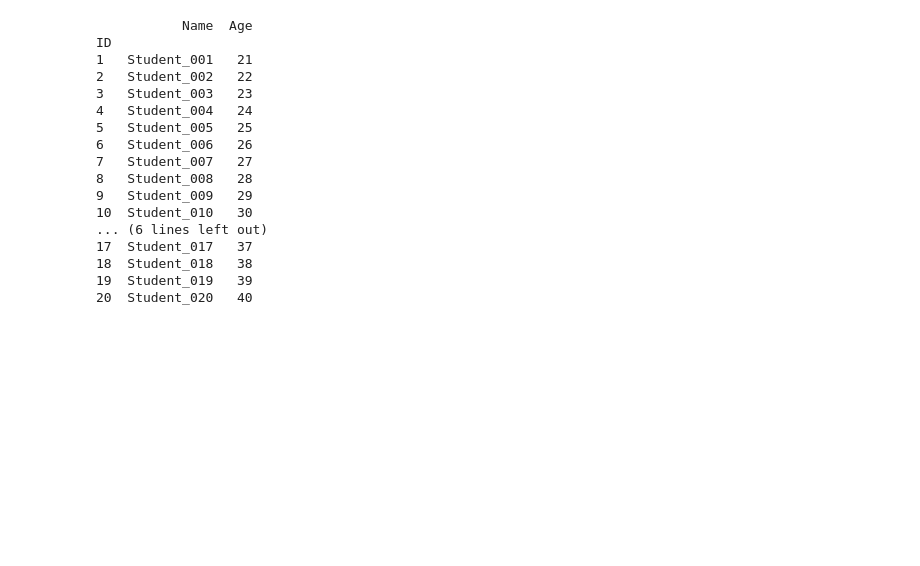
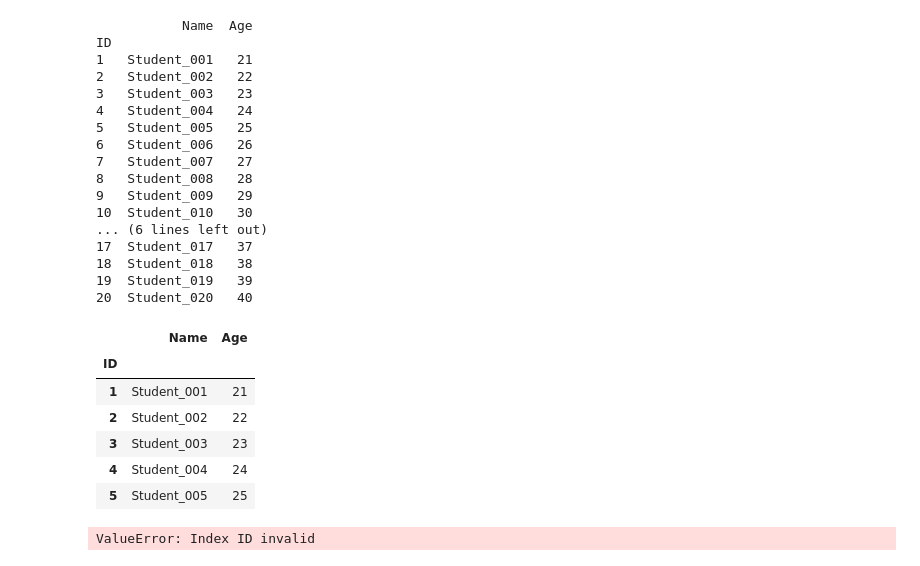
Before and after one commit to xiaoqie007/pydata_z, a Jupyter notebook: pandas_VS_excel/022读取CSV、TSV、TXT文件中的数据.ipynb, the cells around one changed output. Drawn from its saved outputs; the diff is of its cells as text; code cells hidden in the pictures; blank space fills up the shorter version.

```diff
--- a/pandas_VS_excel/022读取CSV、TSV、TXT文件中的数据.ipynb
+++ b/pandas_VS_excel/022读取CSV、TSV、TXT文件中的数据.ipynb
@@ -66,3 +66,22 @@ ID
 18  Student_018   38
 19  Student_019   39
 20  Student_020   40
+# %%
+#.csv
+student1 = pd.read_csv('Students22.csv', index_col='ID')
+student1.head()
+# %% [output]
+|  | Name | Age |
+| ID |  |  |
+| 1 | Student_001 | 21 |
+| 2 | Student_002 | 22 |
+| 3 | Student_003 | 23 |
+| 4 | Student_004 | 24 |
+| 5 | Student_005 | 25 |
+# %%
+#.tsv
+student2 = pd.read_csv('Students22.tsv', index_col='ID')
+student2
+#报错
+# %% [output]
+ValueError: Index ID invalid
```
Also changed, not shown: parts of 3 cells of this notebook, 8 other files.
